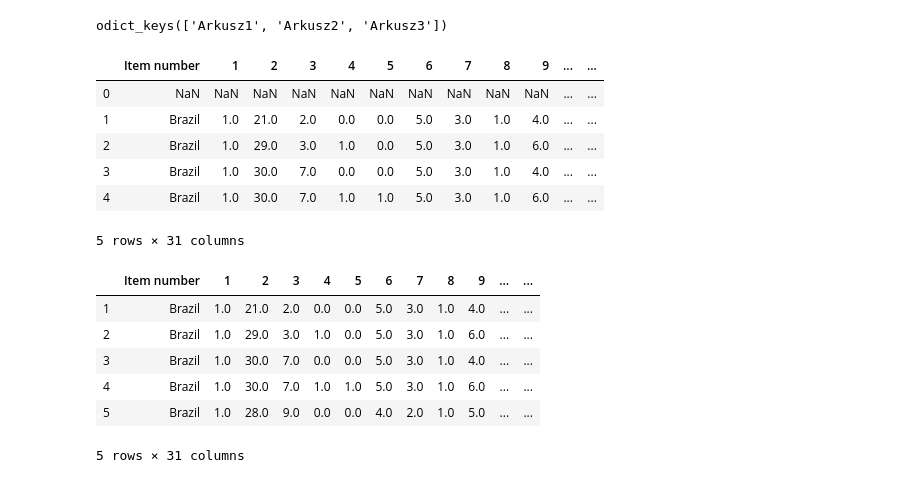
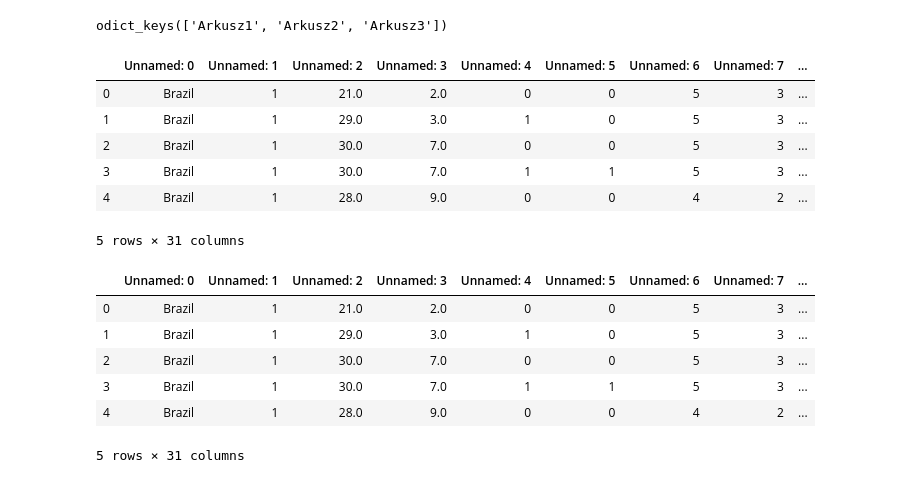
Before and after one commit to elliotmoose/AgeAndMaritalSatisfaction, a Jupyter notebook: exploration.ipynb, the cells around one changed output. Cells and saved outputs as stored; diff of their text form; code cells hidden in the pictures.

```diff
--- a/exploration.ipynb
+++ b/exploration.ipynb
@@ -2,31 +2,29 @@
 import pandas as pd
 # %%
 DATA_DIR ='data/Marital satisfaction_Data.xlsx'
+allsheets = pd.read_excel(DATA_DIR, sheet_name=None, header=2)
+allsheets.keys()
+# %% [output]
+odict_keys(['Arkusz1', 'Arkusz2', 'Arkusz3'])
-# %%
-allsheets = pd.read_excel(DATA_DIR, sheet_name=None, header=1)
-# %%
-allsheets.keys()
-# %% [output]
-odict_keys(['Arkusz1', 'Arkusz2', 'Arkusz3'])
 # %%
 df = allsheets['Arkusz1']
 df.head()
 # %% [output]
-|  | Item number | 1 | 2 | 3 | 4 | 5 | 6 | 7 | 8 | 9 | ... | ... |
-| 0 | NaN | NaN | NaN | NaN | NaN | NaN | NaN | NaN | NaN | NaN | ... | ... |
-| 1 | Brazil | 1.0 | 21.0 | 2.0 | 0.0 | 0.0 | 5.0 | 3.0 | 1.0 | 4.0 | ... | ... |
-| 2 | Brazil | 1.0 | 29.0 | 3.0 | 1.0 | 0.0 | 5.0 | 3.0 | 1.0 | 6.0 | ... | ... |
-| 3 | Brazil | 1.0 | 30.0 | 7.0 | 0.0 | 0.0 | 5.0 | 3.0 | 1.0 | 4.0 | ... | ... |
-| 4 | Brazil | 1.0 | 30.0 | 7.0 | 1.0 | 1.0 | 5.0 | 3.0 | 1.0 | 6.0 | ... | ... |
+|  | Unnamed: 0 | Unnamed: 1 | Unnamed: 2 | Unnamed: 3 | Unnamed: 4 | Unnamed: 5 | Unnamed: 6 | Unnamed: 7 | ... |
+| 0 | Brazil | 1 | 21.0 | 2.0 | 0 | 0 | 5 | 3 | ... |
+| 1 | Brazil | 1 | 29.0 | 3.0 | 1 | 0 | 5 | 3 | ... |
+| 2 | Brazil | 1 | 30.0 | 7.0 | 0 | 0 | 5 | 3 | ... |
+| 3 | Brazil | 1 | 30.0 | 7.0 | 1 | 1 | 5 | 3 | ... |
+| 4 | Brazil | 1 | 28.0 | 9.0 | 0 | 0 | 4 | 2 | ... |
 5 rows × 31 columns
 # %%
-df = df.loc[1:,:]
+#df = df.loc[1:,:]
 df.head()
 # %% [output]
-|  | Item number | 1 | 2 | 3 | 4 | 5 | 6 | 7 | 8 | 9 | ... | ... |
-| 1 | Brazil | 1.0 | 21.0 | 2.0 | 0.0 | 0.0 | 5.0 | 3.0 | 1.0 | 4.0 | ... | ... |
-| 2 | Brazil | 1.0 | 29.0 | 3.0 | 1.0 | 0.0 | 5.0 | 3.0 | 1.0 | 6.0 | ... | ... |
-| 3 | Brazil | 1.0 | 30.0 | 7.0 | 0.0 | 0.0 | 5.0 | 3.0 | 1.0 | 4.0 | ... | ... |
-| 4 | Brazil | 1.0 | 30.0 | 7.0 | 1.0 | 1.0 | 5.0 | 3.0 | 1.0 | 6.0 | ... | ... |
-| 5 | Brazil | 1.0 | 28.0 | 9.0 | 0.0 | 0.0 | 4.0 | 2.0 | 1.0 | 5.0 | ... | ... |
+|  | Unnamed: 0 | Unnamed: 1 | Unnamed: 2 | Unnamed: 3 | Unnamed: 4 | Unnamed: 5 | Unnamed: 6 | Unnamed: 7 | ... |
+| 0 | Brazil | 1 | 21.0 | 2.0 | 0 | 0 | 5 | 3 | ... |
+| 1 | Brazil | 1 | 29.0 | 3.0 | 1 | 0 | 5 | 3 | ... |
+| 2 | Brazil | 1 | 30.0 | 7.0 | 0 | 0 | 5 | 3 | ... |
+| 3 | Brazil | 1 | 30.0 | 7.0 | 1 | 1 | 5 | 3 | ... |
+| 4 | Brazil | 1 | 28.0 | 9.0 | 0 | 0 | 4 | 2 | ... |
 5 rows × 31 columns
```
Also changed, not shown: parts of 26 cells of this notebook.
